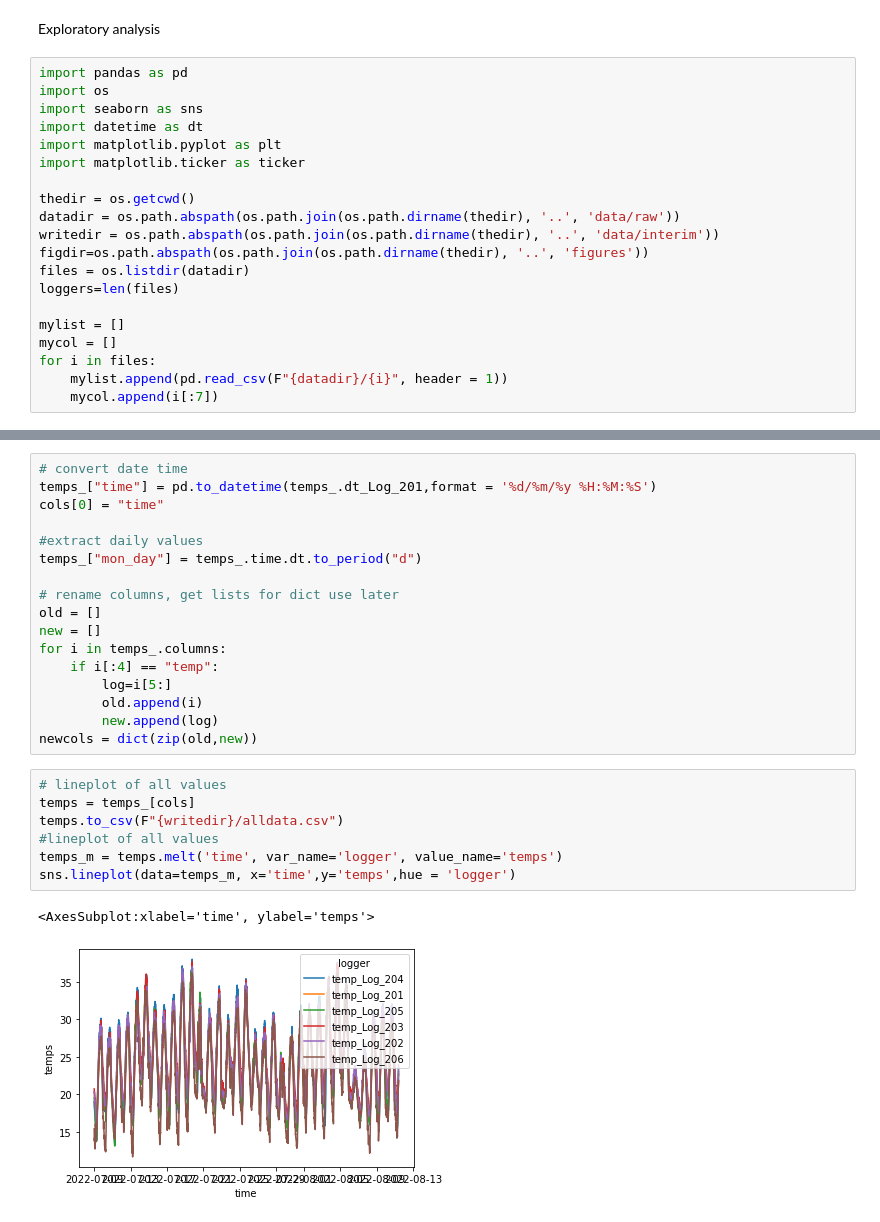
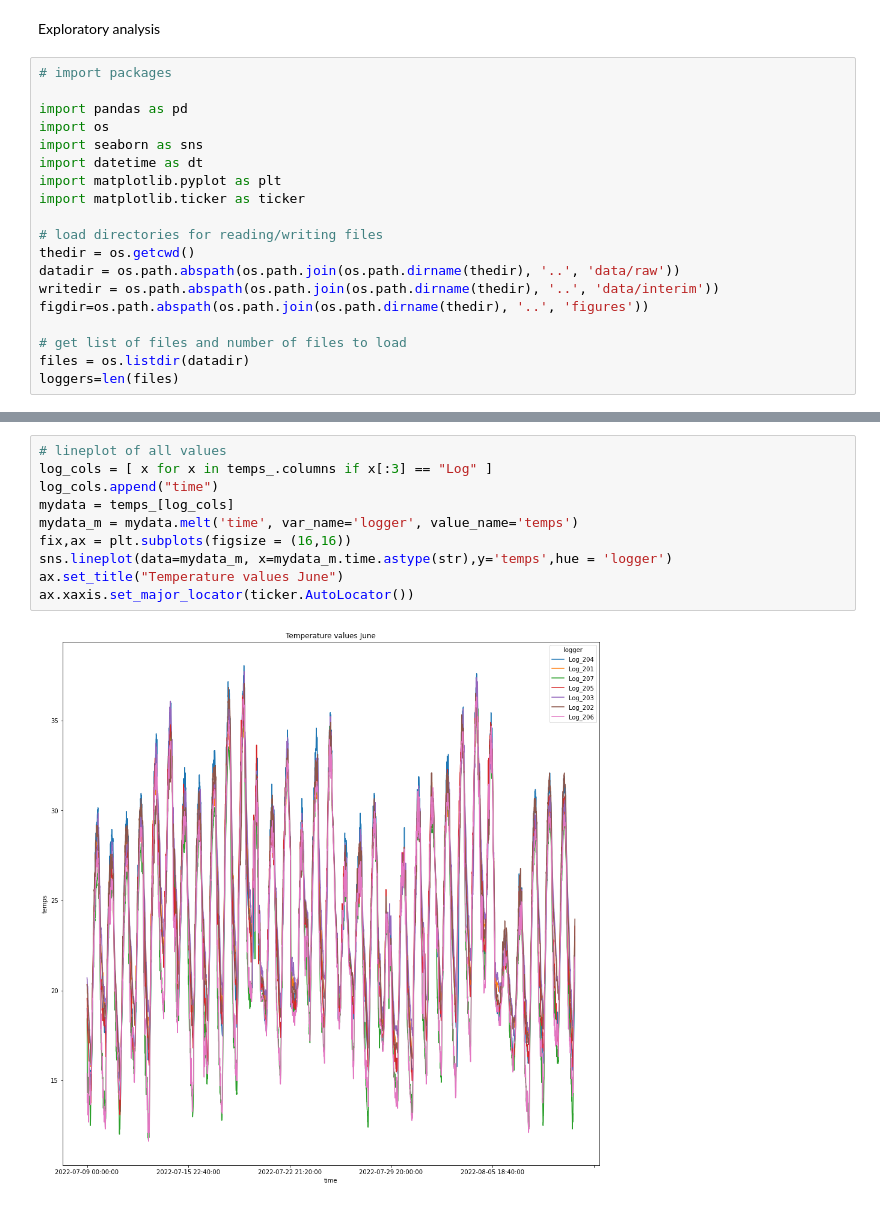
Before and after one commit to thorerismann/btemps, a Jupyter notebook: notebooks/exploratory/1.0-ge-intial-exploration.ipynb, the cells around one changed output, grey strips where cells are left out. Cells and saved outputs as stored; diff of their text form.

Commit message:
first reading data and analysis

```diff
--- a/notebooks/exploratory/1.0-ge-intial-exploration.ipynb
+++ b/notebooks/exploratory/1.0-ge-intial-exploration.ipynb
@@ -1,6 +1,8 @@
 # %% [markdown]
 Exploratory analysis
 # %%
+# import packages
+
 import pandas as pd
 import os
 import seaborn as sns
@@ -8,16 +10,13 @@ import datetime as dt
 import matplotlib.pyplot as plt
 import matplotlib.ticker as ticker
 
+# load directories for reading/writing files
 thedir = os.getcwd()
 datadir = os.path.abspath(os.path.join(os.path.dirname(thedir), '..', 'data/raw'))
 writedir = os.path.abspath(os.path.join(os.path.dirname(thedir), '..', 'data/interim'))
 figdir=os.path.abspath(os.path.join(os.path.dirname(thedir), '..', 'figures'))
+
+# get list of files and number of files to load
 files = os.listdir(datadir)
 loggers=len(files)
-
-mylist = []
-mycol = []
-for i in files:
-    mylist.append(pd.read_csv(F"{datadir}/{i}", header = 1))
-    mycol.append(i[:7])
 # %%
@@ -52,28 +62,13 @@ temps_ = df[cols].copy()
-# %%
-# convert date time
-temps_["time"] = pd.to_datetime(temps_.dt_Log_201,format = '%d/%m/%y %H:%M:%S')
-cols[0] = "time"
-
-#extract daily values
-temps_["mon_day"] = temps_.time.dt.to_period("d")
-
-# rename columns, get lists for dict use later
-old = []
-new = []
-for i in temps_.columns:
-    if i[:4] == "temp":
-        log=i[5:]
-        old.append(i)
-        new.append(log)
-newcols = dict(zip(old,new))
 # %%
 # lineplot of all values
-temps = temps_[cols]
-temps.to_csv(F"{writedir}/alldata.csv")
-#lineplot of all values
-temps_m = temps.melt('time', var_name='logger', value_name='temps')
-sns.lineplot(data=temps_m, x='time',y='temps',hue = 'logger')
+log_cols = [ x for x in temps_.columns if x[:3] == "Log" ]
+log_cols.append("time")
+mydata = temps_[log_cols]
+mydata_m = mydata.melt('time', var_name='logger', value_name='temps')
+fix,ax = plt.subplots(figsize = (16,16))
+sns.lineplot(data=mydata_m, x=mydata_m.time.astype(str),y='temps',hue = 'logger')
+ax.set_title("Temperature values June")
+ax.xaxis.set_major_locator(ticker.AutoLocator())
 # %% [output]
-<AxesSubplot:xlabel='time', ylabel='temps'>
-[figure, old version]
+[figure, new version]
 # %%
```
Also changed, not shown: parts of 10 cells of this notebook, 5 other files.
